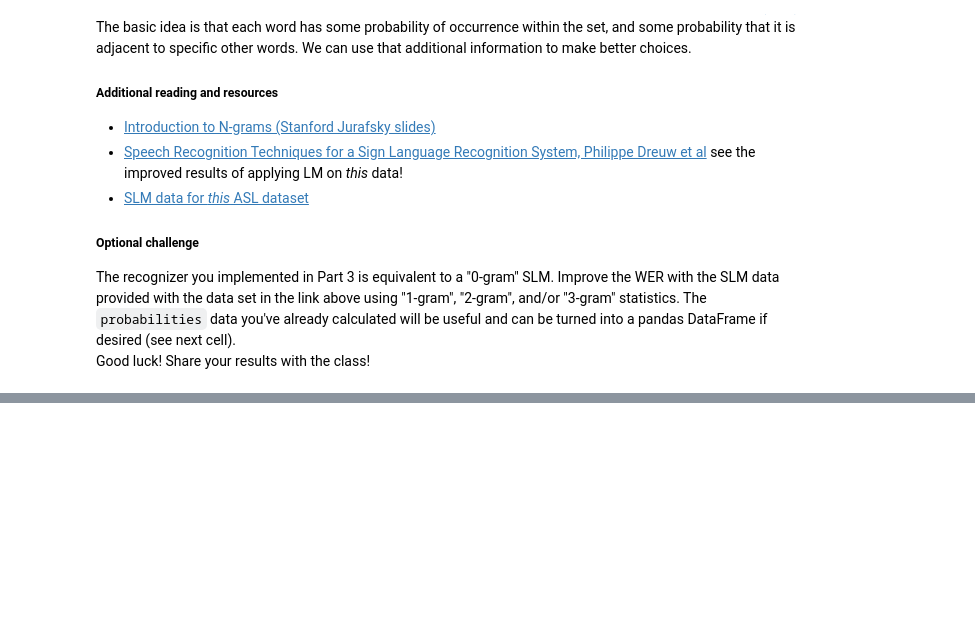
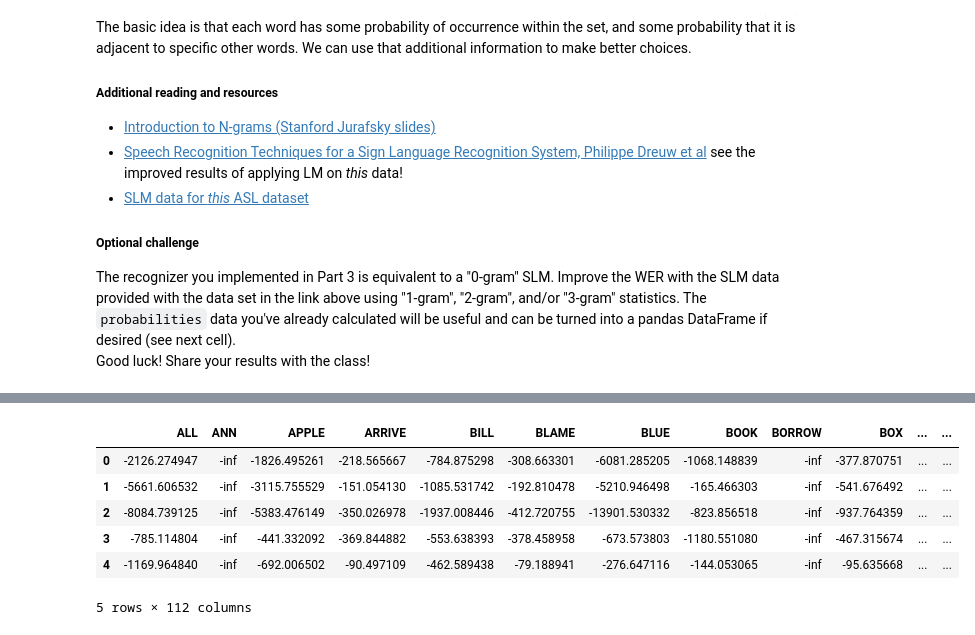
Before and after one commit to andsav/AIND-Recognizer, a Jupyter notebook: asl_recognizer.ipynb, the cells around one changed output, grey strips where cells are left out. Cells and saved outputs as stored; diff of their text form; code cells hidden in the pictures; blank space fills up the shorter version.

```diff
--- a/asl_recognizer.ipynb
+++ b/asl_recognizer.ipynb
@@ -766,0 +887,10 @@ df_probs.head()
+# %%
+# Best model from above
+features = features_polar + features_delta_polar
+model_selector = SelectorCV
+
+models = train_all_words(features, model_selector)
+test_set = asl.build_test(features)
+
+zero_p, zero_guesses = recognize(models, test_set)
+show_errors(zero_guesses, test_set)
@@ -766,0 +915,10 @@ df_probs.head()
+# %%
+pd.DataFrame(zero_p).head()
+# %% [output]
+|  | ALL | ANN | APPLE | ARRIVE | BILL | BLAME | BLUE | BOOK | BORROW | BOX | ... | ... |
+| 0 | -2126.274947 | -inf | -1826.495261 | -218.565667 | -784.875298 | -308.663301 | -6081.285205 | -1068.148839 | -inf | -377.870751 | ... | ... |
+| 1 | -5661.606532 | -inf | -3115.755529 | -151.054130 | -1085.531742 | -192.810478 | -5210.946498 | -165.466303 | -inf | -541.676492 | ... | ... |
+| 2 | -8084.739125 | -inf | -5383.476149 | -350.026978 | -1937.008446 | -412.720755 | -13901.530332 | -823.856518 | -inf | -937.764359 | ... | ... |
+| 3 | -785.114804 | -inf | -441.332092 | -369.844882 | -553.638393 | -378.458958 | -673.573803 | -1180.551080 | -inf | -467.315674 | ... | ... |
+| 4 | -1169.964840 | -inf | -692.006502 | -90.497109 | -462.589438 | -79.188941 | -276.647116 | -144.053065 | -inf | -95.635668 | ... | ... |
+5 rows × 112 columns
```
Also changed, not shown: parts of 19 cells of this notebook, 1 other file.
